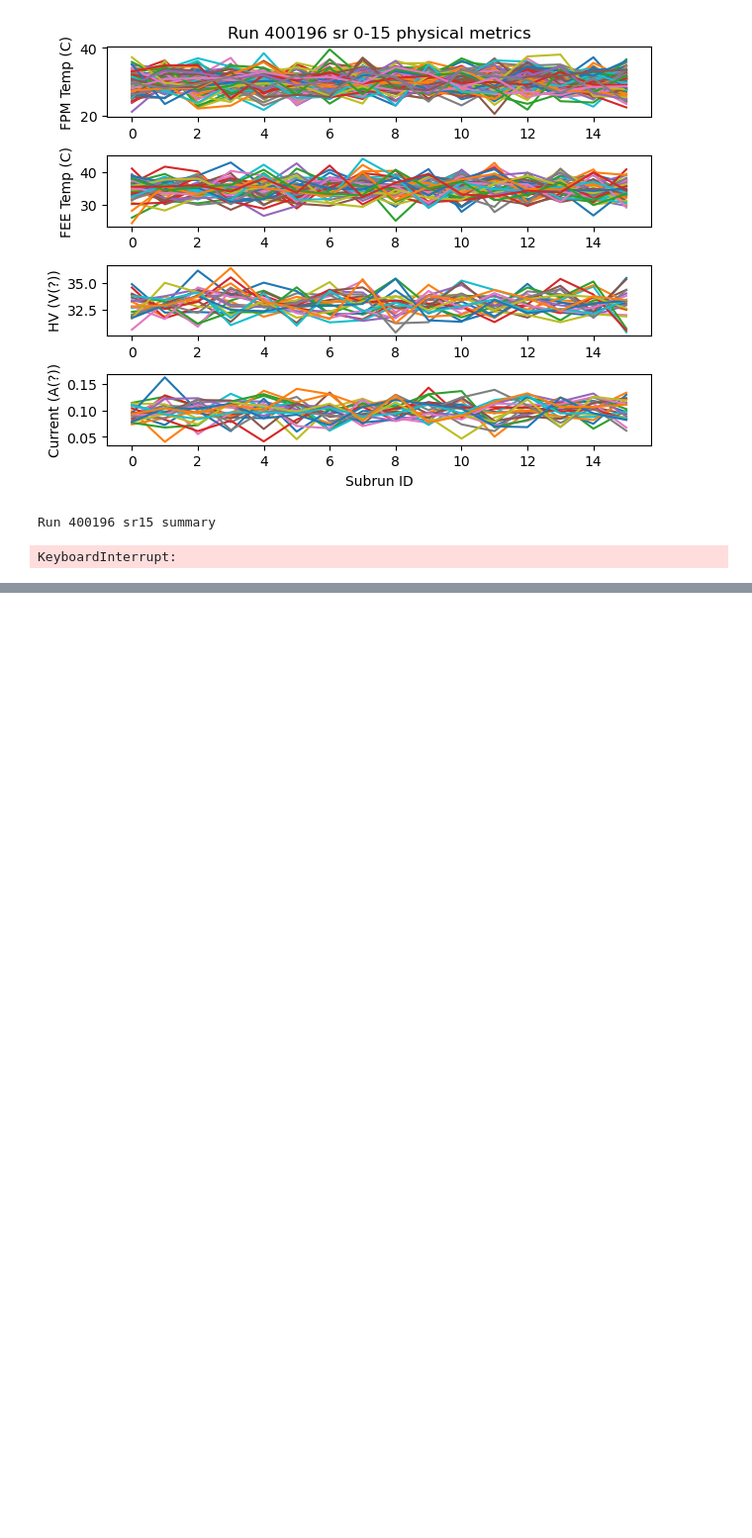
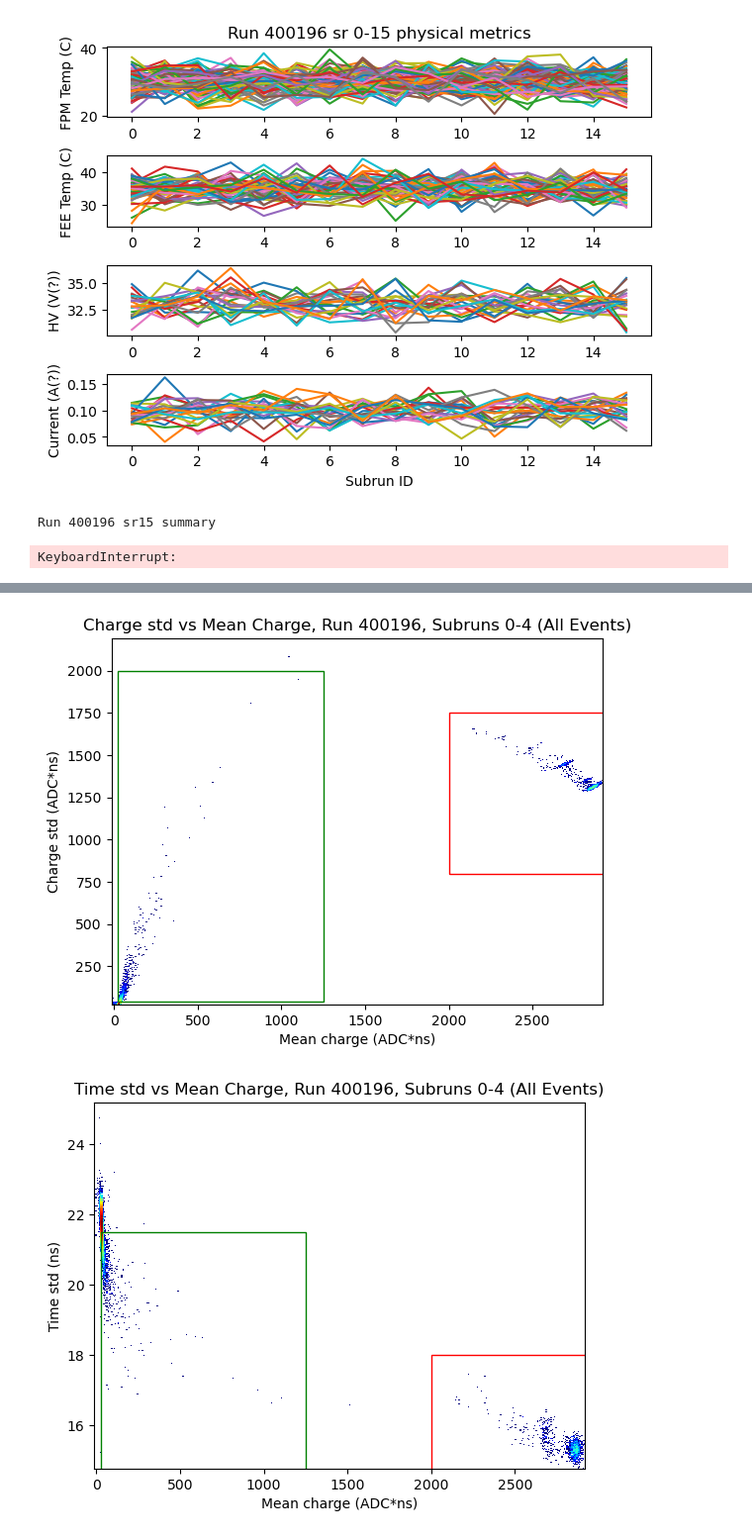
Before and after one commit to GriffinB243/DQM_scripts, a Jupyter notebook: DQM_notebook.ipynb, the cells around one changed output, grey strips where cells are left out. Shown at 99% size. Cells and saved outputs as stored; diff of their text form; code cells hidden in the pictures; blank space fills up the shorter version.

```diff
--- a/DQM_notebook.ipynb
+++ b/DQM_notebook.ipynb
@@ -862,0 +1075,21 @@ subruns 0-2 have 1345 showers and 24187 total events
+# %%
+def fixed_cuts(): #fixed up cuts function
+    charge_mean_shower_max=1250
+    charge_mean_shower_min=25
+
+    charge_std_shower_max=2000
+    charge_std_shower_min=40
+
+    charge_mean_flasher_max=3750
+    charge_mean_flasher_min=2000
+
+    charge_std_flasher_max=1750
+    charge_std_flasher_min=800
+
+    time_std_shower_max=21.5
+    time_std_shower_min=14
+
+    time_std_flasher_max=18
+    time_std_flasher_min=12
+
+    return charge_mean_shower_min, charge_mean_shower_max, charge_std_shower_min, charge_std_shower_max, charge_mean_flasher_min, charge_mean_flasher_max, charge_std_flasher_min, charge_std_flasher_max, time_std_shower_min, time_std_shower_max, time_std_flasher_min, time_std_flasher_max
@@ -862,0 +1287,8 @@ subruns 0-2 have 1345 showers and 24187 total events
+# %%
+#2d histogram testing
+cuts=fixed_cuts()
+current_sr=[400196, 4]
+sorting_hists_2d(cuts, current_sr, sorted_run_data, sr_data, "/data/user/fbivens5020/DQM_Plots/DQM_display_plots/", "/data/user/fbivens5020/DQM_Plots/", subrun_plots=False, boxes=True, regions=True, flashers=True, tight=True)
+# %% [output]
+[figure, added]
+[figure, added]
```
Also changed, not shown: parts of 15 cells of this notebook, 2 other files.
